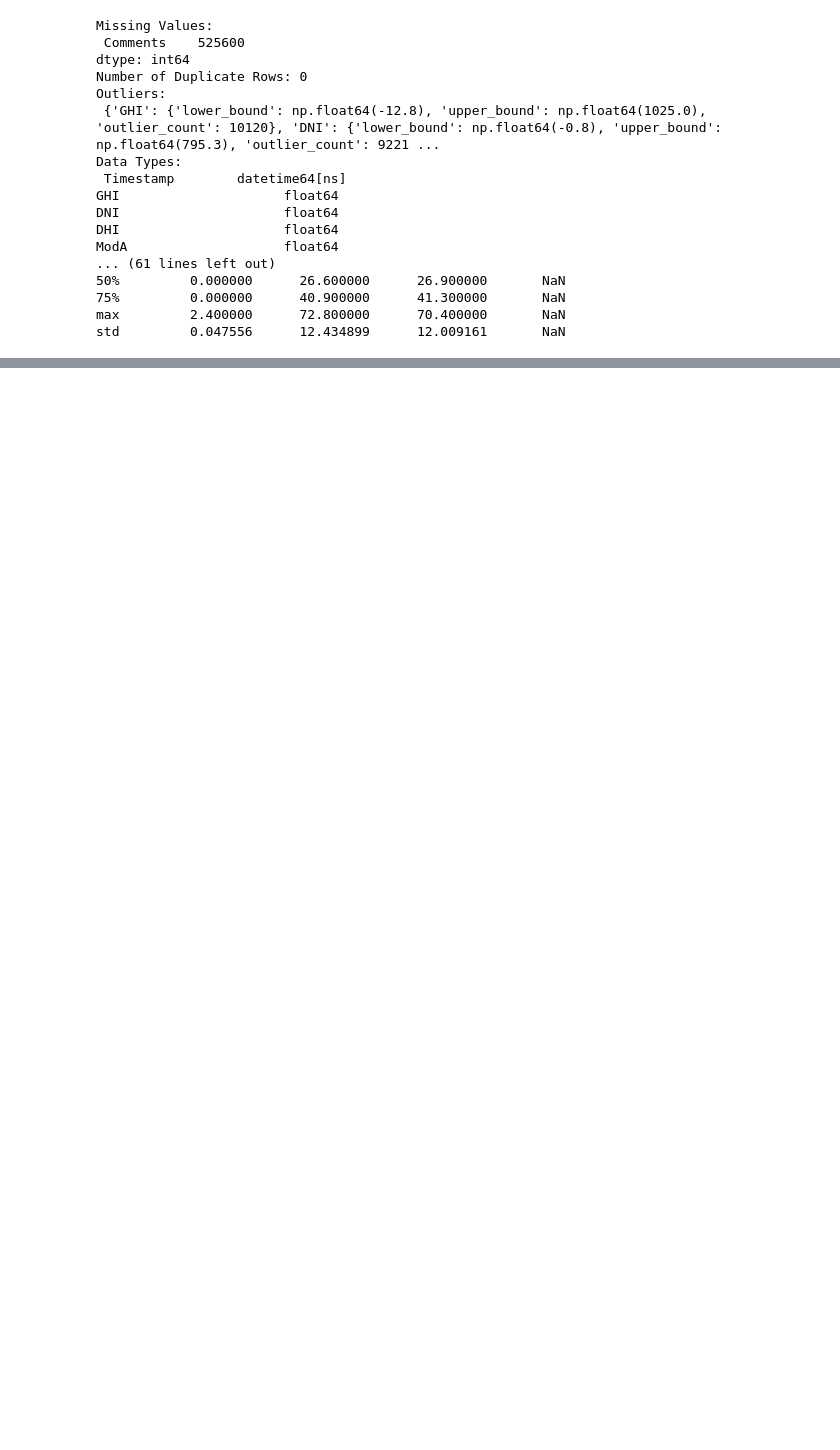
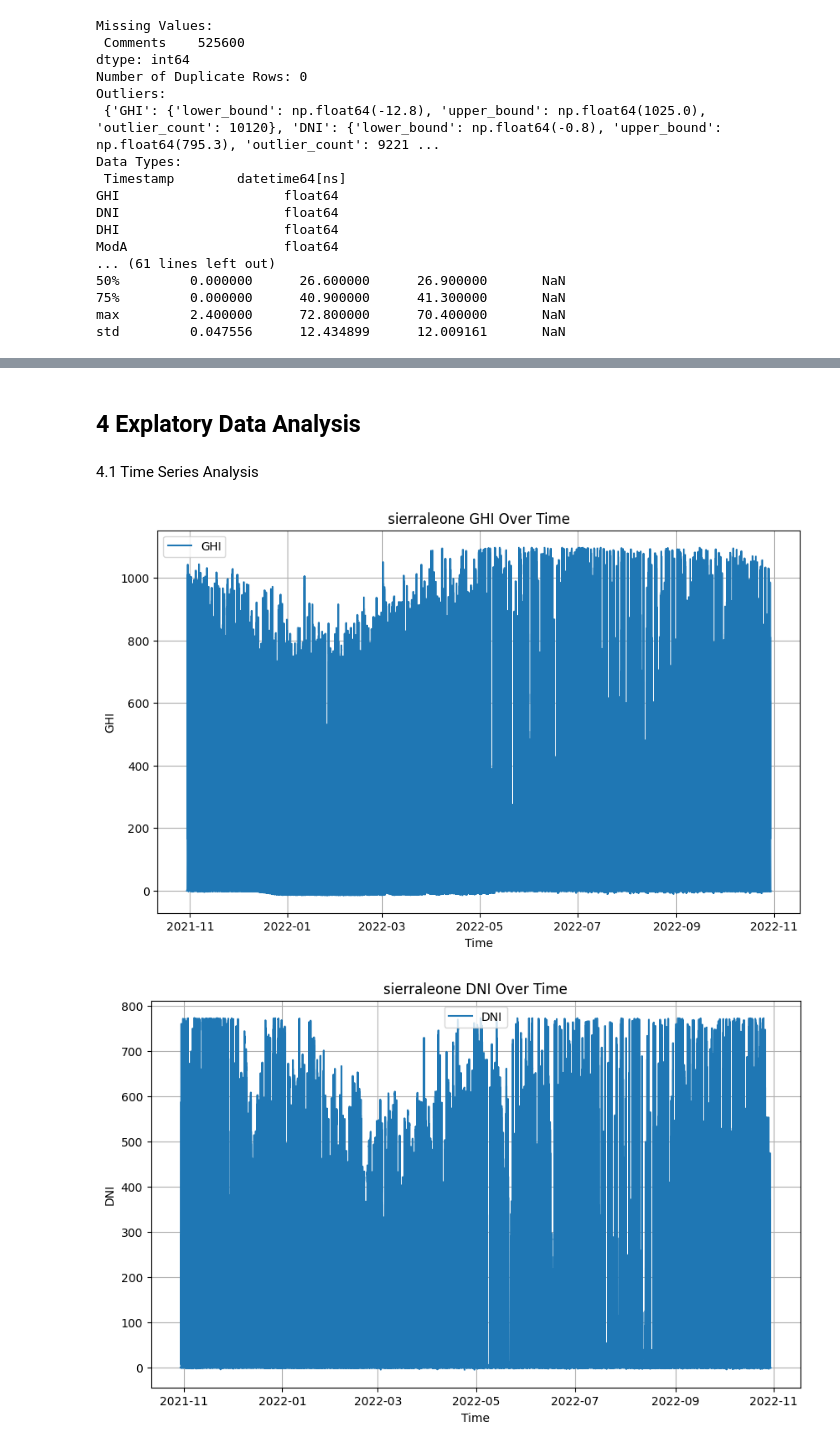
Before and after one commit to hundera47/w0-solar-farm-analysis, a Jupyter notebook: Notebooks/sierraleone_analysis.ipynb, the cells around one changed output, grey strips where cells are left out. Saved outputs shown, nothing was run; the diff lists cells and outputs as text; code cells hidden in the pictures; blank space fills up the shorter version.

```diff
--- a/Notebooks/sierraleone_analysis.ipynb
+++ b/Notebooks/sierraleone_analysis.ipynb
@@ -82,4 +92,4 @@ from scripts.data_cleaning import handle_missing_values
 sierraleone_data = load_data('../src/sierraleone-bumbuna.csv')
 
 # Handle missing values
-benin_data_cleaned = handle_missing_values(sierraleone_data)
+sierraleone_data_cleaned = handle_missing_values(sierraleone_data)
@@ -85,0 +100,7 @@ benin_data_cleaned = handle_missing_values(sierraleone_data)
+# %%
+# notebooks/benin_analysis.ipynb
+
+from scripts.data_cleaning import treat_outliers
+
+# Treat outliers
+sierraleone_data_cleaned_no_outliers = treat_outliers(sierraleone_data_cleaned)
@@ -85,0 +111,9 @@ benin_data_cleaned = handle_missing_values(sierraleone_data)
+# %%
+# notebooks/benin_analysis.ipynb
+
+from scripts.data_cleaning import final_data_preparation
+
+# Final data preparation
+sierraleone_data_final = final_data_preparation(sierraleone_data_cleaned_no_outliers)
+if sierraleone_data_final is not None:
+    print('Successfully finished step 3: data cleaning')
@@ -85,0 +122,14 @@ benin_data_cleaned = handle_missing_values(sierraleone_data)
+# %% [markdown]
+## 4 Explatory Data Analysis
+# %% [markdown]
+4.1 Time Series Analysis
+# %%
+# notebooks/benin_analysis.ipynb
+
+from scripts.eda import plot_time_series
+
+# Plot time series for GHI, DNI, DHI, and Tamb
+plot_time_series(sierraleone_data_final, ['GHI', 'DNI', 'DHI', 'Tamb'], title_prefix='sierraleone')
+# %% [output]
+[figure, added]
+[figure, added]
```
Also changed, not shown: parts of 19 cells of this notebook, 5 other files.
